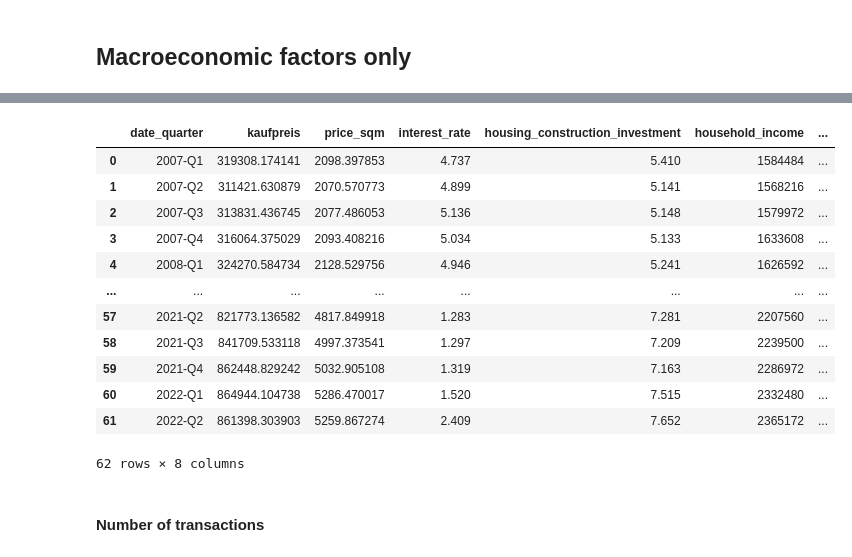
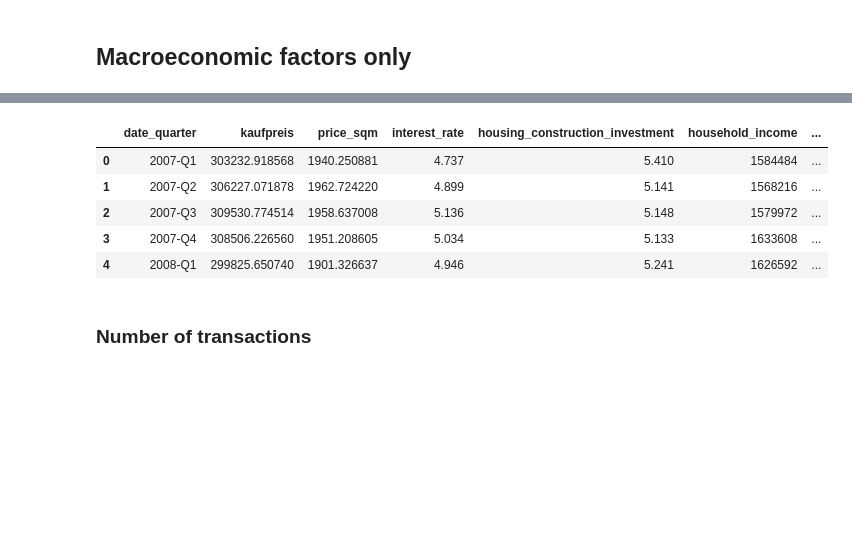
Before and after one commit to pvseydlitz/BachelorThesis, a Jupyter notebook: regression_hk_cities.ipynb, the cells around one changed output, grey strips where cells are left out. Drawn from its saved outputs; the diff is of its cells as text; code cells hidden in the pictures; blank space fills up the shorter version.

```diff
--- a/regression_hk_cities.ipynb
+++ b/regression_hk_cities.ipynb
@@ -175,23 +238,23 @@ def convert_date(x):
     new_date = year + '-Q' + quarter
     return new_date
 
-df['date_quarter'] = df.apply(lambda x: convert_date(x['edat']), axis = 1)
+df_original['date_quarter'] = df_original.apply(lambda x: convert_date(x['edat']), axis = 1)
 
-df.drop(columns=['obid', 'plz', 'baujahr', 'wohnflaeche', 'grundstuecksflaeche', 'zimmeranzahl', 'schlafzimmer', 'badezimmer', 'parkplatz', 'objektzustand', 'edat', 'edat_year', 'age'], axis=1, inplace=True)
-df = df.groupby('date_quarter', as_index=False).mean()
+df_original.drop(columns=['obid', 'plz', 'baujahr', 'wohnflaeche', 'grundstuecksflaeche', 'zimmeranzahl', 'schlafzimmer', 'badezimmer', 'parkplatz', 'objektzustand', 'edat', 'edat_year', 'keller', 'energieeffizienzklasse'], axis=1, inplace=True)
+df_original = df_original.groupby('date_quarter', as_index=False).mean()
 
 interest_rate = pd.read_csv('./Data/Macroeconomic Data/Interest-rate.csv')
 df_interest_rate = pd.DataFrame(interest_rate)
-df = pd.merge(df, df_interest_rate, how="inner", on="date_quarter")
+df_original = pd.merge(df_original, df_interest_rate, how="inner", on="date_quarter")
 
 construction_investment = pd.read_csv('./Data/Macroeconomic Data/Construction-investment.csv')
 df_construction_investment = pd.DataFrame(construction_investment)
-df = pd.merge(df, df_construction_investment, how="inner", on="date_quarter")
+df_original = pd.merge(df_original, df_construction_investment, how="inner", on="date_quarter")
 
 household_income = pd.read_csv('./Data/Macroeconomic Data/Household-income.csv')
 df_household_income = pd.DataFrame(household_income)
-df = pd.merge(df, df_household_income, how="inner", on="date_quarter")
+df_original = pd.merge(df_original, df_household_income, how="inner", on="date_quarter")
 
-df
+df_original.head()
 # %% [output]
 |  | date_quarter | kaufpreis | price_sqm | interest_rate | housing_construction_investment | household_income |
@@ -235,8 +291,8 @@ df_unemployment_rate['date_quarter'] = df_unemployment_rate.apply(lambda x: conv
 df_unemployment_rate = df_unemployment_rate.groupby('date_quarter', as_index=False).mean()
 df_unemployment_rate.drop(columns=['Erwerbspersonen', 'Erwerbstätige', 'Erwerbslose'], axis=1, inplace=True)
 
-df = pd.merge(df, df_unemployment_rate, how="inner", on="date_quarter")
+df_original = pd.merge(df_original, df_unemployment_rate, how="inner", on="date_quarter")
 
-df
+df_original.head()
 # %% [output]
 |  | date_quarter | kaufpreis | price_sqm | interest_rate | housing_construction_investment | household_income | ... |
@@ -257,51 +306,46 @@ df
 # %%
 planning_permissions = pd.read_csv('./Data/Macroeconomic Data/Planning-permissions.csv')
-df_planning_permissions = pd.DataFrame(planning_permissions)
+df_planning_permissions_original = pd.DataFrame(planning_permissions)
 
-df_planning_permission_new = pd.DataFrame(np.repeat(df_planning_permissions.values, 4, axis=0))
-df_planning_permission_new.columns = df_planning_permissions.columns
+df_planning_permissions = pd.DataFrame(np.repeat(df_planning_permissions_original.values, 4, axis=0))
+df_planning_permissions.columns = df_planning_permissions_original.columns
+
+df_planning_permissions.head()
 
 def rowIndex(row):
     return row.name
-df_planning_permission_new['rowIndex'] = df_planning_permission_new.apply(rowIndex, axis=1)
+df_planning_permissions['rowIndex'] = df_planning_permissions.apply(rowIndex, axis=1)
 
 def add_quarter(Jahr, rowIndex):
     if (rowIndex % 4 == 0):
         quarter = 'Q1'
     elif (rowIndex % 4 == 1):
         quarter = 'Q2'
     elif (rowIndex % 4 == 2):
         quarter = 'Q3'
     elif (rowIndex % 4 == 3):
         quarter = 'Q4'
     else:
         quarter = '0'
     date_quarter = Jahr.astype(str) + '-' + quarter
     return date_quarter
-df_planning_permission_new['date_quarter'] = df_planning_permission_new.apply(lambda x: add_quarter(x.Jahr, x.rowIndex), axis = 1)
+df_planning_permissions['date_quarter'] = df_planning_permissions.apply(lambda x: add_quarter(x.Jahr, x.rowIndex), axis = 1)
 
-df_planning_permission_new.drop(columns=['Jahr', 'rowIndex'], axis=1, inplace=True)
-df_planning_permission_new['Baugenehmigungen'] = df_planning_permission_new['Baugenehmigungen'].div(4)
+df_planning_permissions.drop(columns=['Jahr', 'rowIndex'], axis=1, inplace=True)
+df_planning_permissions['Baugenehmigungen'] = df_planning_permissions['Baugenehmigungen'].div(4)
 
-df = pd.merge(df, df_planning_permission_new, how="inner", on="date_quarter")
+df_original = pd.merge(df_original, df_planning_permissions, how="inner", on="date_quarter")
 
-df
+df_original.head()
 # %% [output]
 |  | date_quarter | kaufpreis | price_sqm | interest_rate | housing_construction_investment | household_income | ... |
-| 0 | 2007-Q1 | 319308.174141 | 2098.397853 | 4.737 | 5.410 | 1584484 | ... |
-| 1 | 2007-Q2 | 311421.630879 | 2070.570773 | 4.899 | 5.141 | 1568216 | ... |
-| 2 | 2007-Q3 | 313831.436745 | 2077.486053 | 5.136 | 5.148 | 1579972 | ... |
-| 3 | 2007-Q4 | 316064.375029 | 2093.408216 | 5.034 | 5.133 | 1633608 | ... |
-| 4 | 2008-Q1 | 324270.584734 | 2128.529756 | 4.946 | 5.241 | 1626592 | ... |
-| ... | ... | ... | ... | ... | ... | ... | ... |
-| 57 | 2021-Q2 | 821773.136582 | 4817.849918 | 1.283 | 7.281 | 2207560 | ... |
-| 58 | 2021-Q3 | 841709.533118 | 4997.373541 | 1.297 | 7.209 | 2239500 | ... |
-| 59 | 2021-Q4 | 862448.829242 | 5032.905108 | 1.319 | 7.163 | 2286972 | ... |
-| 60 | 2022-Q1 | 864944.104738 | 5286.470017 | 1.520 | 7.515 | 2332480 | ... |
-| 61 | 2022-Q2 | 861398.303903 | 5259.867274 | 2.409 | 7.652 | 2365172 | ... |
+| 0 | 2007-Q1 | 303232.918568 | 1940.250881 | 4.737 | 5.410 | 1584484 | ... |
+| 1 | 2007-Q2 | 306227.071878 | 1962.724220 | 4.899 | 5.141 | 1568216 | ... |
+| 2 | 2007-Q3 | 309530.774514 | 1958.637008 | 5.136 | 5.148 | 1579972 | ... |
+| 3 | 2007-Q4 | 308506.226560 | 1951.208605 | 5.034 | 5.133 | 1633608 | ... |
+| 4 | 2008-Q1 | 299825.650740 | 1901.326637 | 4.946 | 5.241 | 1626592 | ... |
-62 rows × 8 columns
 # %% [markdown]
-#### Number of transactions
+### Number of transactions
 # %%
 def convert_date(x):
     date_string = str(x)
```
Also changed, not shown: parts of 25 cells of this notebook, 1 other file.
